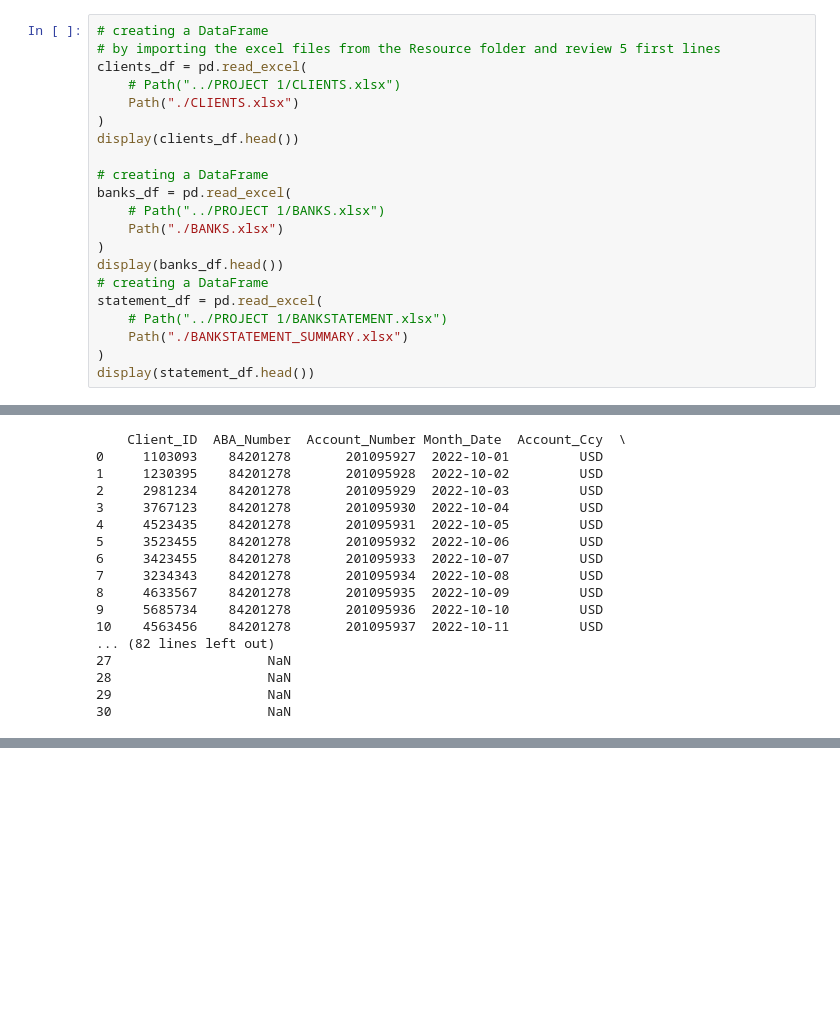
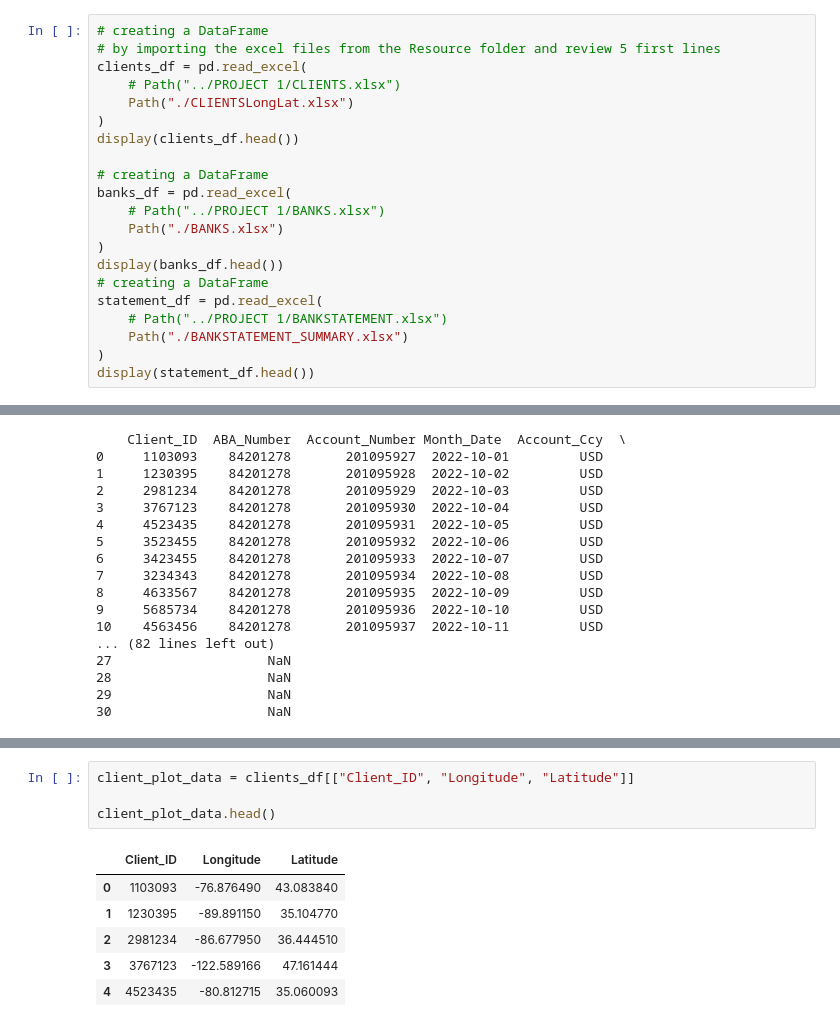
Before and after one commit to ChrisBaurkot/DCR-Project-1, a Jupyter notebook: Untitled.ipynb, the cells around one changed output, grey strips where cells are left out. Cells and saved outputs as stored; diff of their text form; blank space fills up the shorter version.

Commit message:
Geoviews Account Holder Plot

```diff
--- a/Untitled.ipynb
+++ b/Untitled.ipynb
@@ -14,7 +14,7 @@ warnings.simplefilter(action='ignore', category=Warning)
 # by importing the excel files from the Resource folder and review 5 first lines
 clients_df = pd.read_excel(
     # Path("../PROJECT 1/CLIENTS.xlsx")
-    Path("./CLIENTS.xlsx")
+    Path("./CLIENTSLongLat.xlsx")
 )
 display(clients_df.head())
 
@@ -140,3 +135,14 @@ bank_sum.hvplot.bar(
 )
 # %% [output]
 [interactive output not drawn]
+# %%
+client_plot_data = clients_df[["Client_ID", "Longitude", "Latitude"]]
+
+client_plot_data.head()
+# %% [output]
+|  | Client_ID | Longitude | Latitude |
+| 0 | 1103093 | -76.876490 | 43.083840 |
+| 1 | 1230395 | -89.891150 | 35.104770 |
+| 2 | 2981234 | -86.677950 | 36.444510 |
+| 3 | 3767123 | -122.589166 | 47.161444 |
+| 4 | 4523435 | -80.812715 | 35.060093 |
```
Also changed, not shown: parts of 3 cells of this notebook, 1 other file.
